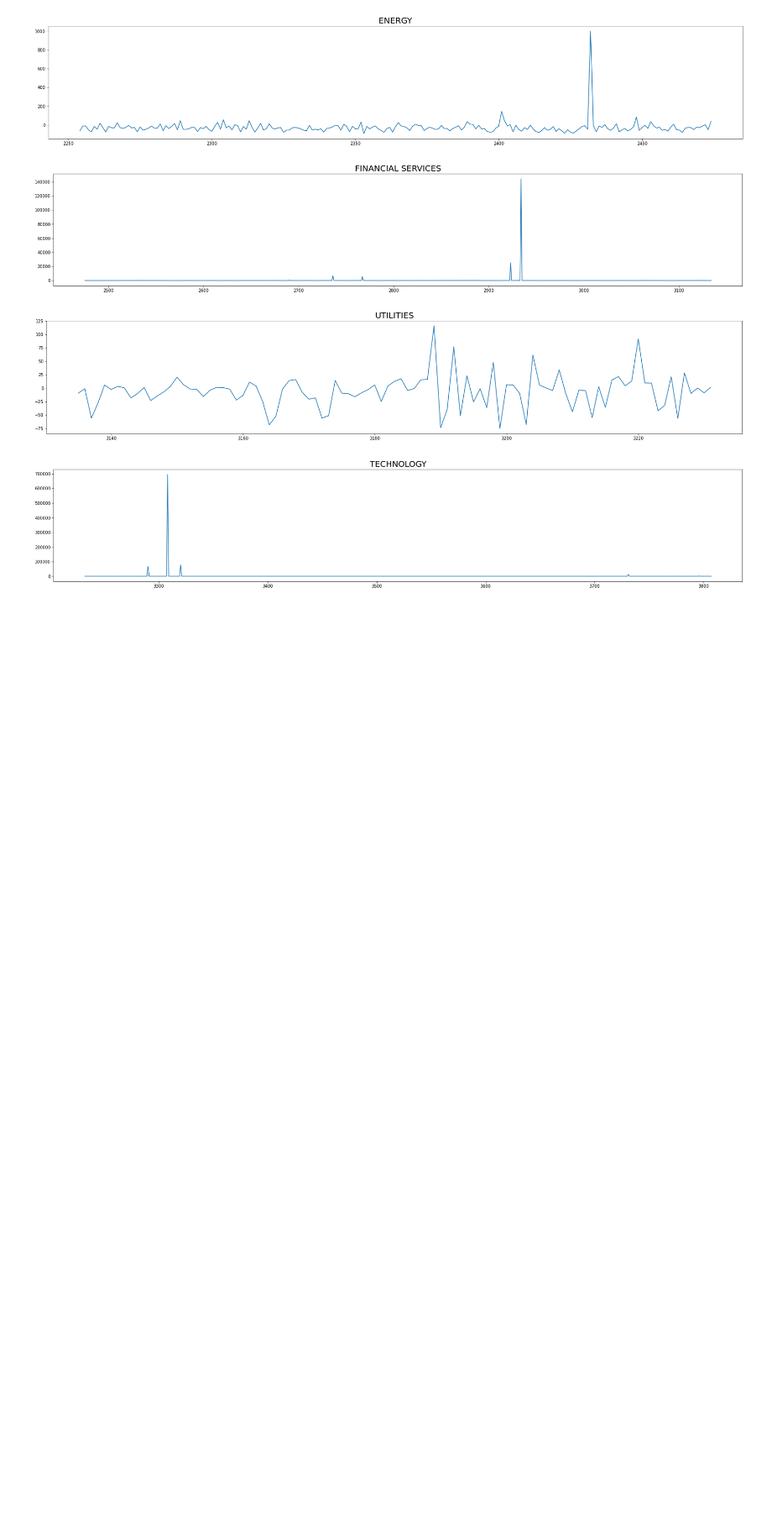
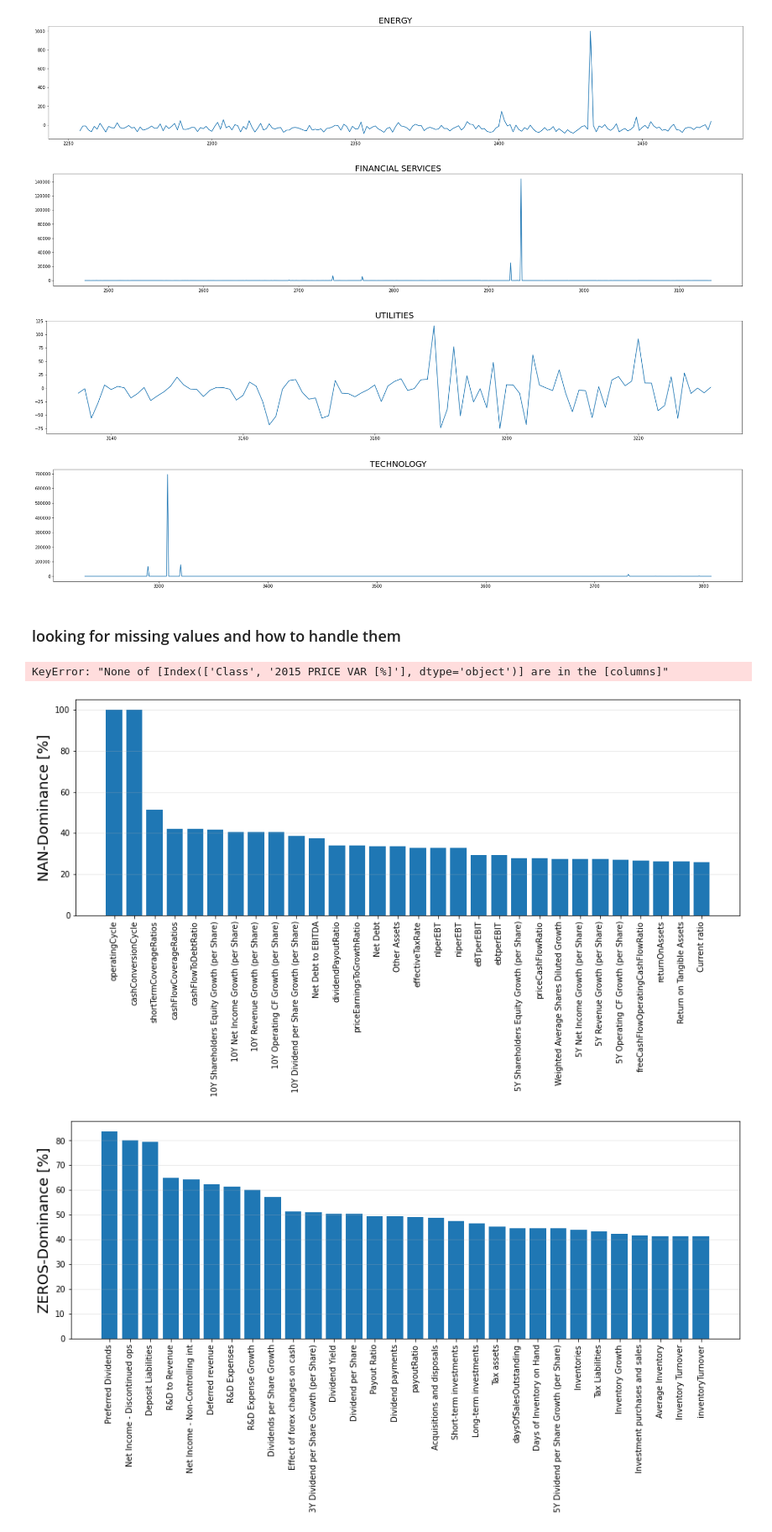
Before and after one commit to JosipHarambasic/ML_Project, a Jupyter notebook: ml_main.ipynb, the cells around one changed output. Shown at 84% size. Drawn from its saved outputs; the diff is of its cells as text; code cells hidden in the pictures; blank space fills up the shorter version.

Commit message:
cleaned data but still improvements needed

```diff
--- a/ml_main.ipynb
+++ b/ml_main.ipynb
@@ -90,3 +90,11 @@ for sector in sector_list:
 [figure]
 [figure]
 [figure]
+# %%
+arr = []
+for i in range(len(list(ds2014))):
+    ds2014.rename(columns={list(ds2014)[i]: list(ds2014)[i].lower()}, inplace=True)
+    ds2015.rename(columns={list(ds2015)[i]: list(ds2015)[i].lower()}, inplace=True)
+    ds2016.rename(columns={list(ds2016)[i]: list(ds2016)[i].lower()}, inplace=True)
+    ds2017.rename(columns={list(ds2017)[i]: list(ds2017)[i].lower()}, inplace=True)
+    ds2018.rename(columns={list(ds2018)[i]: list(ds2018)[i].lower()}, inplace=True)
@@ -92,0 +108,53 @@ for sector in sector_list:
+# %% [markdown]
+### looking for missing values and how to handle them
+# %%
+# Drop columns relative to classification, we will use them later
+class_data = ds2014.loc[:, ['Class', '2015 PRICE VAR [%]']]
+ds2014.drop(['Class', '2015 PRICE VAR [%]'], inplace=True, axis=1)
+
+# Plot initial status of data quality in terms of nan-values and zero-values
+nan_vals = ds2014.isna().sum()
+zero_vals = ds2014.isin([0]).sum()
+ind = np.arange(ds2014.shape[1])
+
+plt.figure(figsize=(50,20))
+
+plt.subplot(2,1,1)
+plt.title('INITIAL INFORMATION ABOUT DATASET', fontsize=22)
+plt.bar(ind, nan_vals.values.tolist())
+plt.ylabel('NAN-VALUES COUNT', fontsize=18)
+
+plt.subplot(2,1,2)
+plt.bar(ind, zero_vals.values.tolist())
+plt.ylabel('ZERO-VALUES COUNT', fontsize=18)
+plt.xticks(ind, nan_vals.index.values, rotation='90')
+
+plt.show()
+# %% [output]
+KeyError: "None of [Index(['Class', '2015 PRICE VAR [%]'], dtype='object')] are in the [columns]"
+# %%
+# Find count and percent of nan-values, zero-values
+total_nans = ds2014.isnull().sum().sort_values(ascending=False)
+percent_nans = (ds2014.isnull().sum()/ds2014.isnull().count() * 100).sort_values(ascending=False)
+total_zeros = ds2014.isin([0]).sum().sort_values(ascending=False)
+percent_zeros = (ds2014.isin([0]).sum()/ds2014.isin([0]).count() * 100).sort_values(ascending=False)
+df_nans = pd.concat([total_nans, percent_nans], axis=1, keys=['Total NaN', 'Percent NaN'])
+df_zeros = pd.concat([total_zeros, percent_zeros], axis=1, keys=['Total Zeros', 'Percent Zeros'])
+
+# Graphical representation
+plt.figure(figsize=(15,5))
+plt.bar(np.arange(30), df_nans['Percent NaN'].iloc[:30].values.tolist())
+plt.xticks(np.arange(30), df_nans['Percent NaN'].iloc[:30].index.values.tolist(), rotation='90')
+plt.ylabel('NAN-Dominance [%]', fontsize=18)
+plt.grid(alpha=0.3, axis='y')
+plt.show()
+
+plt.figure(figsize=(15,5))
+plt.bar(np.arange(30), df_zeros['Percent Zeros'].iloc[:30].values.tolist())
+plt.xticks(np.arange(30), df_zeros['Percent Zeros'].iloc[:30].index.values.tolist(), rotation='90')
+plt.ylabel('ZEROS-Dominance [%]', fontsize=18)
+plt.grid(alpha=0.3, axis='y')
+plt.show()
+# %% [output]
+[figure, added]
+[figure, added]
```
Also changed, not shown: parts of 10 cells of this notebook.
